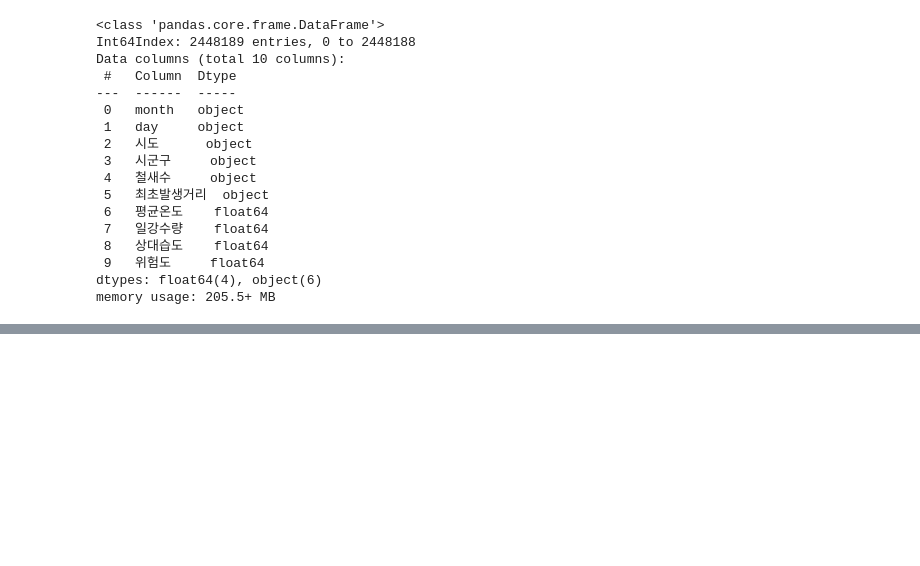
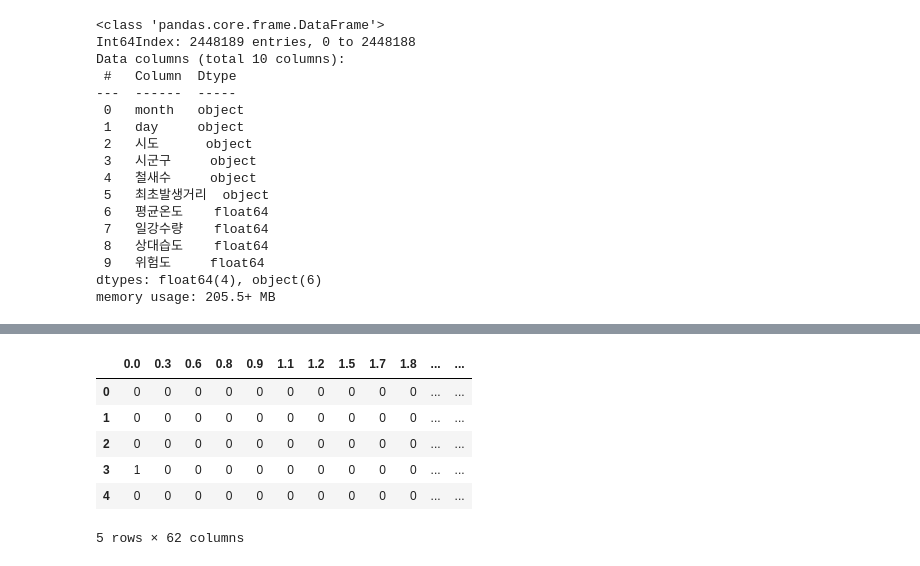
Before and after one commit to jiwoo-coding/aiai, a Jupyter notebook: Train_data_set.ipynb, the cells around one changed output, grey strips where cells are left out. Cells and saved outputs as stored; diff of their text form; code cells hidden in the pictures; blank space fills up the shorter version.

```diff
--- a/Train_data_set.ipynb
+++ b/Train_data_set.ipynb
@@ -216,0 +282,2 @@ total_index_df.to_csv("Train_risk_data_set.csv", encoding='utf-8-sig', index=Fal
+# %%
+train_x, test_x, train_y, test_y = train_test_split(train_data2, target_data2, test_size = 0.2, random_state = 42)
@@ -216,0 +294,12 @@ total_index_df.to_csv("Train_risk_data_set.csv", encoding='utf-8-sig', index=Fal
+# %%
+test_result=pd.DataFrame(predict1, columns=target_data2.columns)
+# %%
+test_result.head()
+# %% [output]
+|  | 0.0 | 0.3 | 0.6 | 0.8 | 0.9 | 1.1 | 1.2 | 1.5 | 1.7 | 1.8 | ... | ... |
+| 0 | 0 | 0 | 0 | 0 | 0 | 0 | 0 | 0 | 0 | 0 | ... | ... |
+| 1 | 0 | 0 | 0 | 0 | 0 | 0 | 0 | 0 | 0 | 0 | ... | ... |
+| 2 | 0 | 0 | 0 | 0 | 0 | 0 | 0 | 0 | 0 | 0 | ... | ... |
+| 3 | 1 | 0 | 0 | 0 | 0 | 0 | 0 | 0 | 0 | 0 | ... | ... |
+| 4 | 0 | 0 | 0 | 0 | 0 | 0 | 0 | 0 | 0 | 0 | ... | ... |
+5 rows × 62 columns
```
Also changed, not shown: parts of 49 cells of this notebook, 1 other file.
